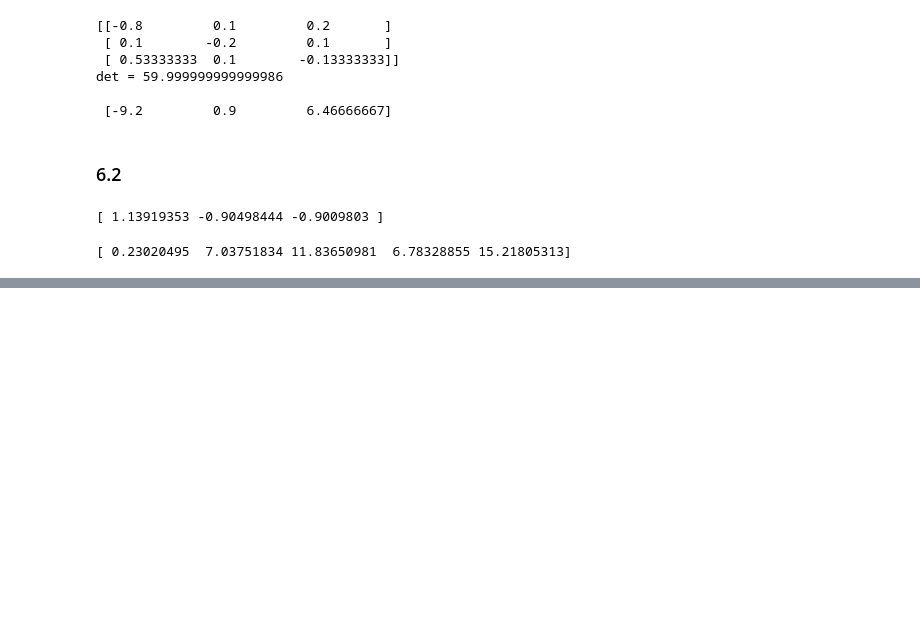
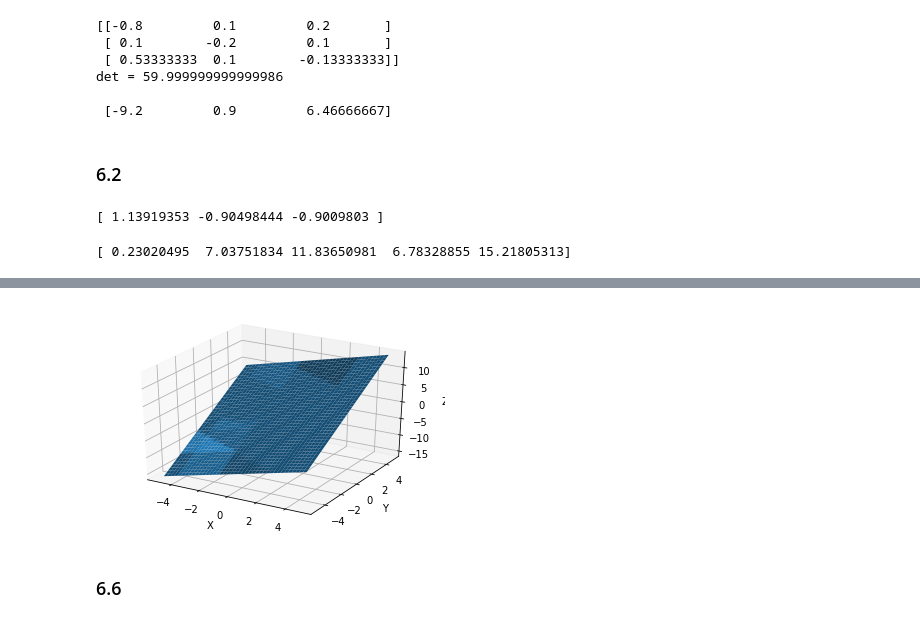
Before and after one commit to haema5/Further_Mathematics, a Jupyter notebook: hw_05-06.ipynb, the cells around one changed output, grey strips where cells are left out. Cells and saved outputs as stored; diff of their text form; code cells hidden in the pictures; blank space fills up the shorter version.

```diff
--- a/hw_05-06.ipynb
+++ b/hw_05-06.ipynb
@@ -53,0 +168,20 @@ print(np.dot(A, pr))
+# %%
+fig = plt.figure()
+ax = fig.gca(projection='3d')
+
+x = np.linspace(-5, 5, 201)
+y = np.linspace(-5, 5, 201)
+x, y = np.meshgrid(x, y)
+
+z = x + 2*y - 1
+
+ax.plot_surface(x, y, z)
+ax.set_xlabel('X')
+ax.set_ylabel('Y')
+ax.set_zlabel('Z')
+
+plt.show()
+# %% [output]
+[figure, added]
+# %% [markdown]
+### 6.6
```
Also changed, not shown: parts of 10 cells of this notebook.
